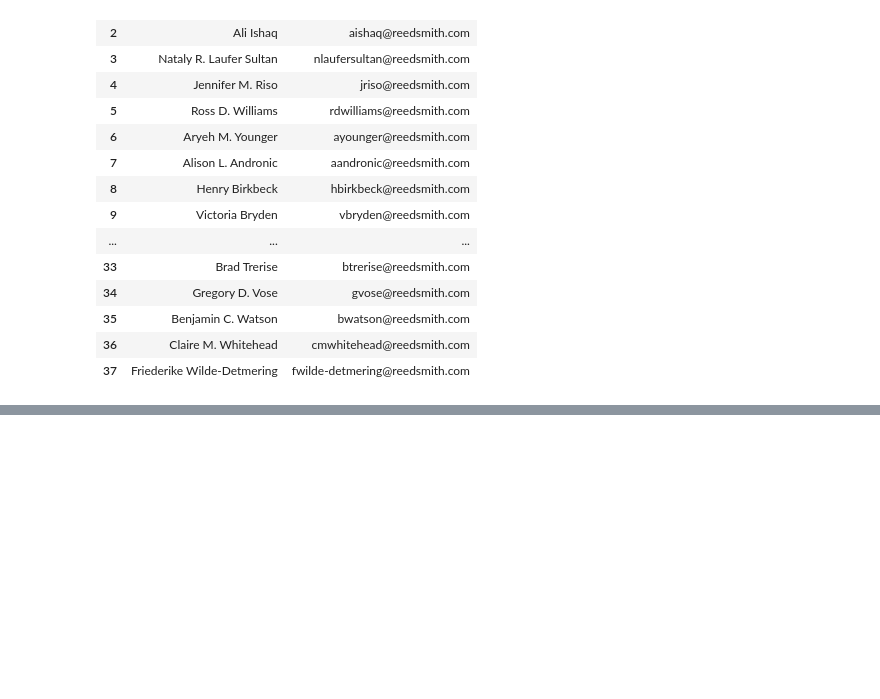
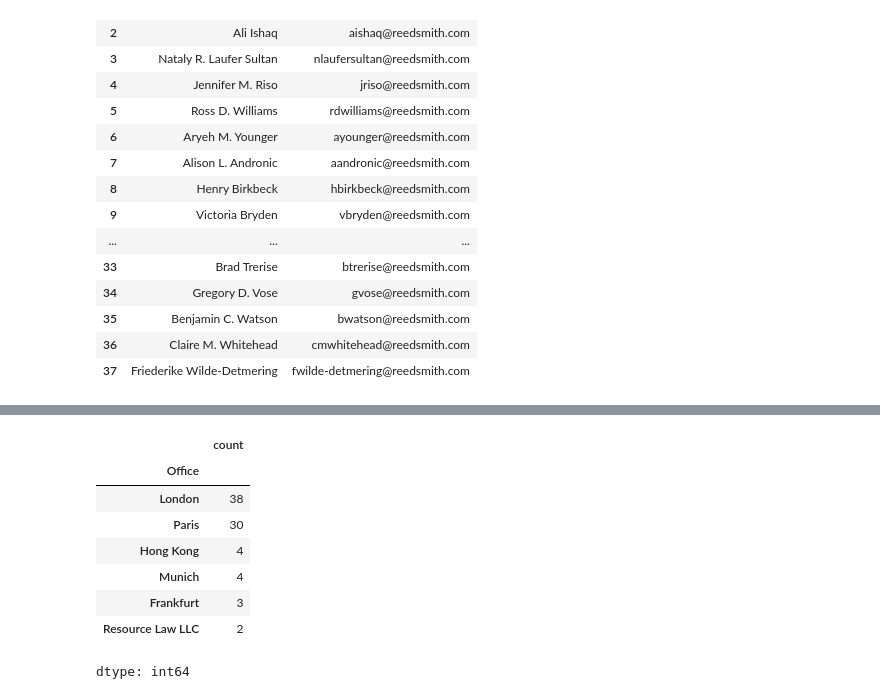
Before and after one commit to RERobbins/harvey_training_initiative, a Jupyter notebook: all_associates_training.ipynb, the cells around one changed output, grey strips where cells are left out. Saved outputs shown, nothing was run; the diff lists cells and outputs as text; code cells hidden in the pictures; blank space fills up the shorter version.

```diff
--- a/all_associates_training.ipynb
+++ b/all_associates_training.ipynb
@@ -90,0 +100,12 @@ Name: count, dtype: int64
+# %%
+target[target['Department']=="Summer Associates & Trainees"]["Office"].value_counts()
+# %% [output]
+|  | count |
+| Office |  |
+| London | 38 |
+| Paris | 30 |
+| Hong Kong | 4 |
+| Munich | 4 |
+| Frankfurt | 3 |
+| Resource Law LLC | 2 |
+dtype: int64
```
Also changed, not shown: parts of 23 cells of this notebook, 9 other files.
